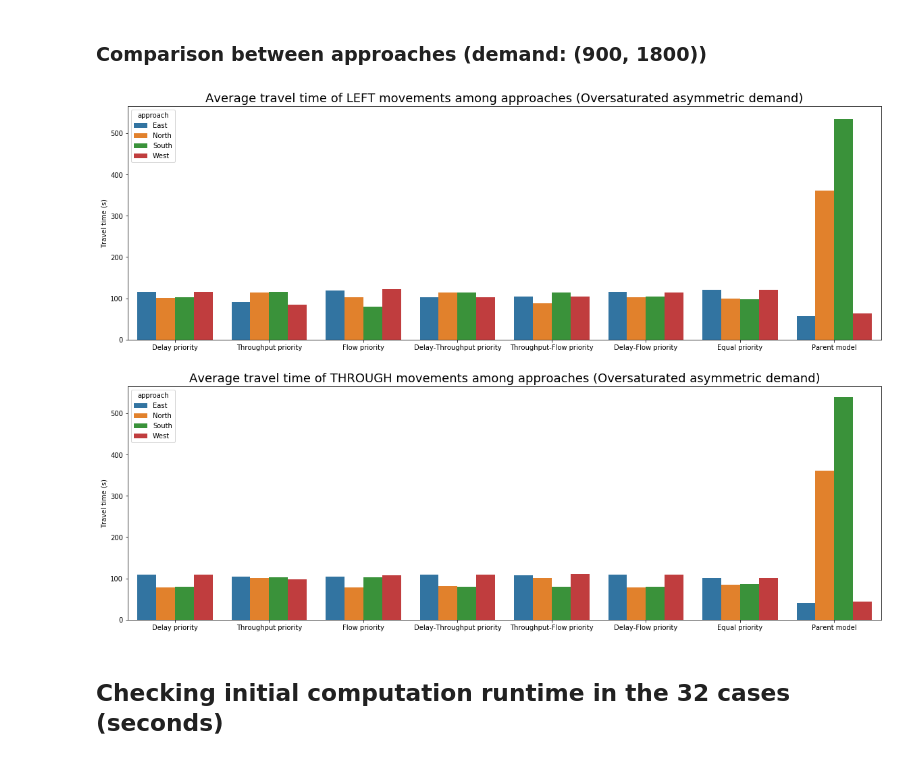
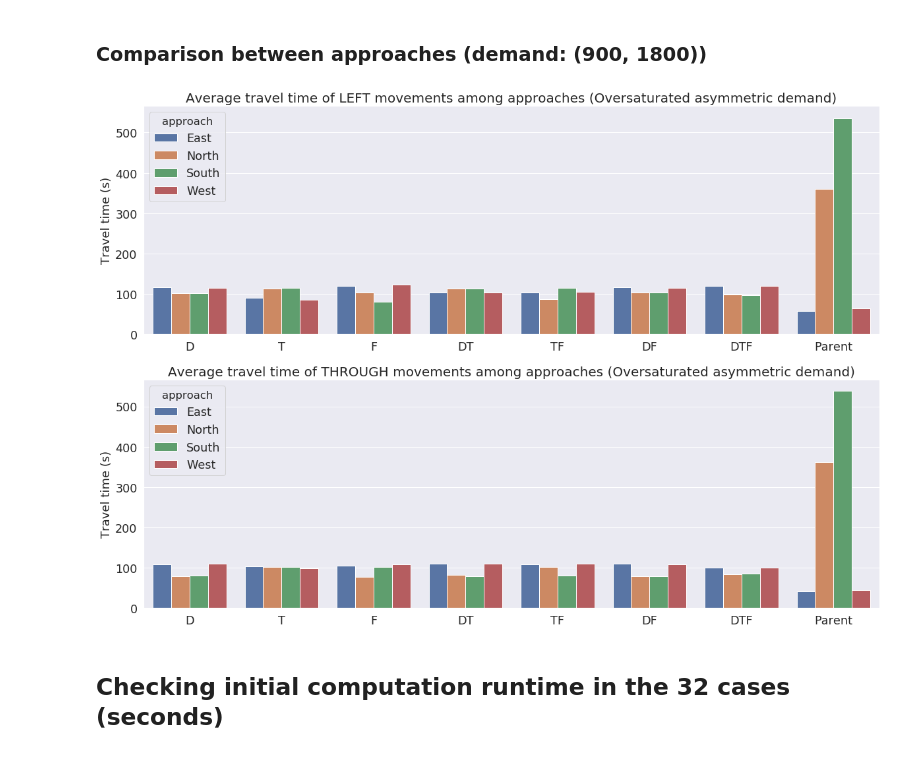
Before and after one commit to DEGABGED/ctm_data_processing, a Jupyter notebook: Analysis of Aggregate Results.ipynb, the cells around one changed output. Saved outputs shown, nothing was run; the diff lists cells and outputs as text; code cells hidden in the pictures.

```diff
--- a/Analysis of Aggregate Results.ipynb
+++ b/Analysis of Aggregate Results.ipynb
@@ -432,21 +549,22 @@ plt.savefig('ave-traveltime-symmetric.png', transparent=True)
 # %%
 demand_tmp = (450, 900)
 
-df_ave_traveltime_left = df_ave_traveltime[(df_ave_traveltime['demand'] == demand_tmp) & (df_ave_traveltime['movement'] == 'Left')]
-df_ave_traveltime_thru = df_ave_traveltime[(df_ave_traveltime['demand'] == demand_tmp) & (df_ave_traveltime['movement'] == 'Through')]
+df_ave_traveltime_left = df_ave_traveltime[(df_ave_traveltime['demand'] == demand_tmp) & (df_ave_traveltime['movement'] == 'Left')].replace(_model_type_shorthand)
+df_ave_traveltime_thru = df_ave_traveltime[(df_ave_traveltime['demand'] == demand_tmp) & (df_ave_traveltime['movement'] == 'Through')].replace(_model_type_shorthand)
 
 fig, axs = plt.subplots(2,1,figsize=(20,14),sharey=True)
 
-sns.barplot(data=df_ave_traveltime_left, x='model_type', y='travel_time', hue='approach', ax=axs[0])
+sns.set(font_scale = 1.6)
+sns.barplot(data=df_ave_traveltime_left, x='model_type', y='travel_time', hue='approach', ax=axs[0], order=_model_type_shorthand_order)
 
-axs[0].set_title('Average travel time of LEFT movements among approaches (Undersaturated asymmetric demand)', fontsize=18)
-axs[0].set_ylabel('Travel time (s)')
+axs[0].set_title('Average travel time of LEFT movements among approaches (Undersaturated asymmetric demand)', fontsize=20)
+axs[0].set_ylabel('Travel time (s)', fontsize=18)
 axs[0].set_xlabel('')
 
-sns.barplot(data=df_ave_traveltime_thru, x='model_type', y='travel_time', hue='approach', ax=axs[1])
+sns.barplot(data=df_ave_traveltime_thru, x='model_type', y='travel_time', hue='approach', ax=axs[1], order=_model_type_shorthand_order)
 
-axs[1].set_title('Average travel time of THROUGH movements among approaches (Undersaturated asymmetric demand)', fontsize=18)
-axs[1].set_ylabel('Travel time (s)')
+axs[1].set_title('Average travel time of THROUGH movements among approaches (Undersaturated asymmetric demand)', fontsize=20)
+axs[1].set_ylabel('Travel time (s)', fontsize=18)
 axs[1].set_xlabel('')
 
 plt.savefig('ave-traveltime-underasymm.png')
@@ -457,26 +575,27 @@ plt.savefig('ave-traveltime-underasymm.png')
 # %%
 demand_tmp = (900, 1800)
 
-df_ave_traveltime_left = df_ave_traveltime[(df_ave_traveltime['demand'] == demand_tmp) & (df_ave_traveltime['movement'] == 'Left')]
-df_ave_traveltime_thru = df_ave_traveltime[(df_ave_traveltime['demand'] == demand_tmp) & (df_ave_traveltime['movement'] == 'Through')]
+df_ave_traveltime_left = df_ave_traveltime[(df_ave_traveltime['demand'] == demand_tmp) & (df_ave_traveltime['movement'] == 'Left')].replace(_model_type_shorthand)
+df_ave_traveltime_thru = df_ave_traveltime[(df_ave_traveltime['demand'] == demand_tmp) & (df_ave_traveltime['movement'] == 'Through')].replace(_model_type_shorthand)
 
 fig, axs = plt.subplots(2,1,figsize=(20,14),sharey=True)
 
-sns.barplot(data=df_ave_traveltime_left, x='model_type', y='travel_time', hue='approach', ax=axs[0])
+sns.set(font_scale = 1.6)
+sns.barplot(data=df_ave_traveltime_left, x='model_type', y='travel_time', hue='approach', ax=axs[0], order=_model_type_shorthand_order)
 
-axs[0].set_title('Average travel time of LEFT movements among approaches (Oversaturated asymmetric demand)', fontsize=18)
-axs[0].set_ylabel('Travel time (s)')
+axs[0].set_title('Average travel time of LEFT movements among approaches (Oversaturated asymmetric demand)', fontsize=20)
+axs[0].set_ylabel('Travel time (s)', fontsize=18)
 axs[0].set_xlabel('')
 
-sns.barplot(data=df_ave_traveltime_thru, x='model_type', y='travel_time', hue='approach', ax=axs[1])
+sns.barplot(data=df_ave_traveltime_thru, x='model_type', y='travel_time', hue='approach', ax=axs[1], order=_model_type_shorthand_order)
 
-axs[1].set_title('Average travel time of THROUGH movements among approaches (Oversaturated asymmetric demand)', fontsize=18)
-axs[1].set_ylabel('Travel time (s)')
+axs[1].set_title('Average travel time of THROUGH movements among approaches (Oversaturated asymmetric demand)', fontsize=20)
+axs[1].set_ylabel('Travel time (s)', fontsize=18)
 axs[1].set_xlabel('')
 
 plt.savefig('ave-traveltime-overasymm.png')
 # %% [output]
-[figure, old version]
+[figure, new version]
 # %% [markdown]
 ## Checking initial computation runtime in the 32 cases (seconds)
 # %%
```
Also changed, not shown: parts of 9 cells of this notebook.
